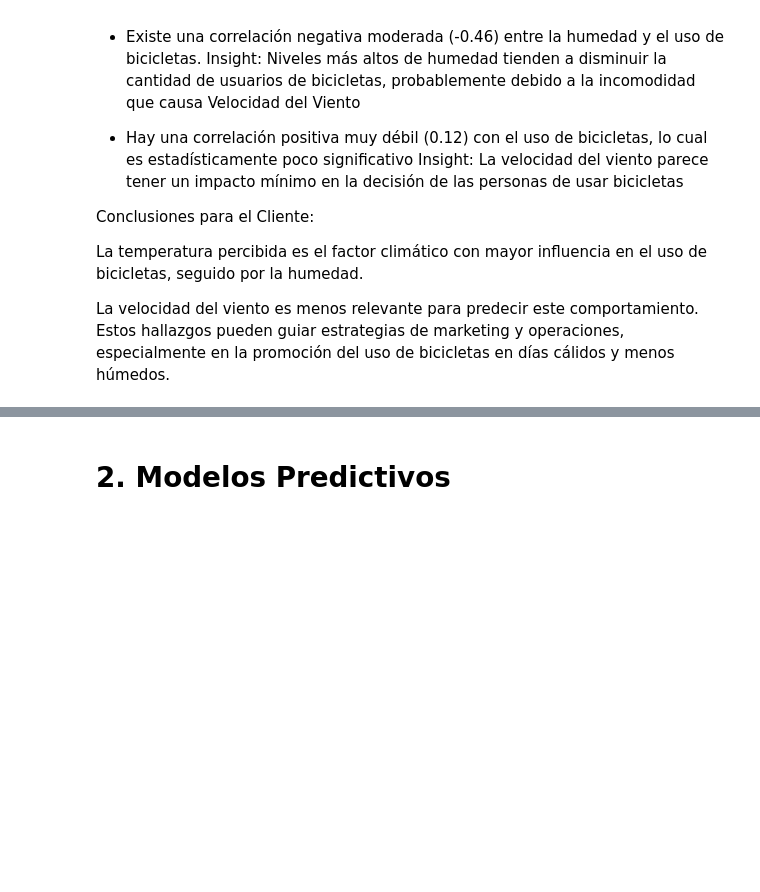
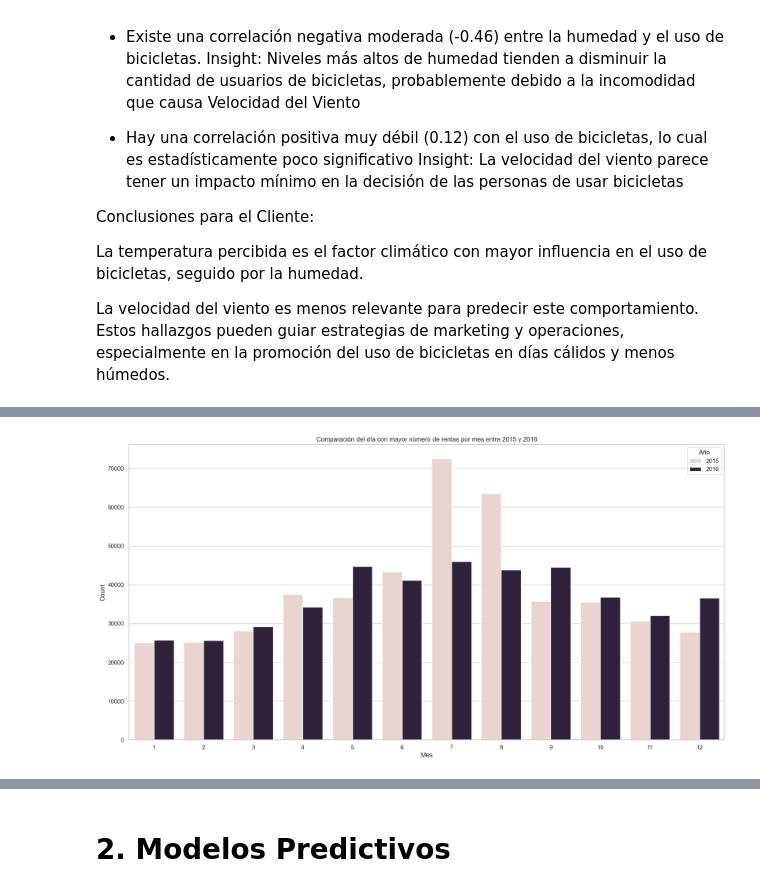
Before and after one commit to JairAmaro/Portafolio, a Jupyter notebook: London bike shariong/London.ipynb, the cells around one changed output, grey strips where cells are left out. Cells and saved outputs as stored; diff of their text form; code cells hidden in the pictures; blank space fills up the shorter version.

```diff
--- a/London bike shariong/London.ipynb
+++ b/London bike shariong/London.ipynb
@@ -158,0 +183,16 @@ La velocidad del viento es menos relevante para predecir este comportamiento. Es
+# %%
+df_filtered = df[df['Year'].isin([2015, 2016])]
+# Agrupar por año, mes y día, sumando 'Count'
+daily_counts = df_filtered.groupby(['Year', 'Month', 'Day'])['Count'].sum().reset_index()
+# Encontrar el día con el máximo 'Count' para cada mes de cada año
+max_days_per_month = daily_counts.loc[daily_counts.groupby(['Year', 'Month'])['Count'].idxmax()]
+# Ahora podemos graficar los resultados con ambos años en la misma gráfica
+plt.figure(figsize=(20, 10))
+sns.barplot(x='Month', y='Count', hue='Year', data=max_days_per_month, dodge=True)
+plt.title('Comparación del día con mayor número de rentas por mes entre 2015 y 2016')
+plt.xlabel('Mes')
+plt.ylabel('Count')
+plt.legend(title='Año')
+plt.show()
+# %% [output]
+[figure, added]
```
Also changed, not shown: parts of 6 cells of this notebook.
